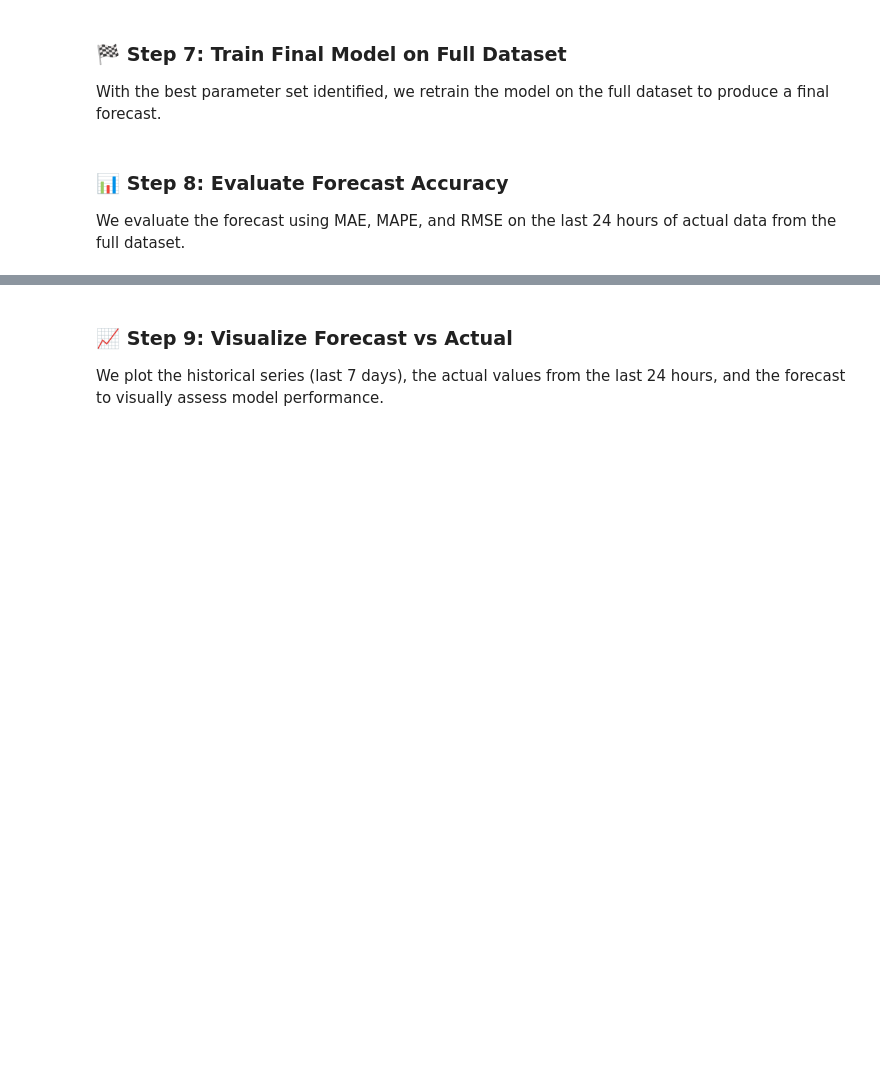
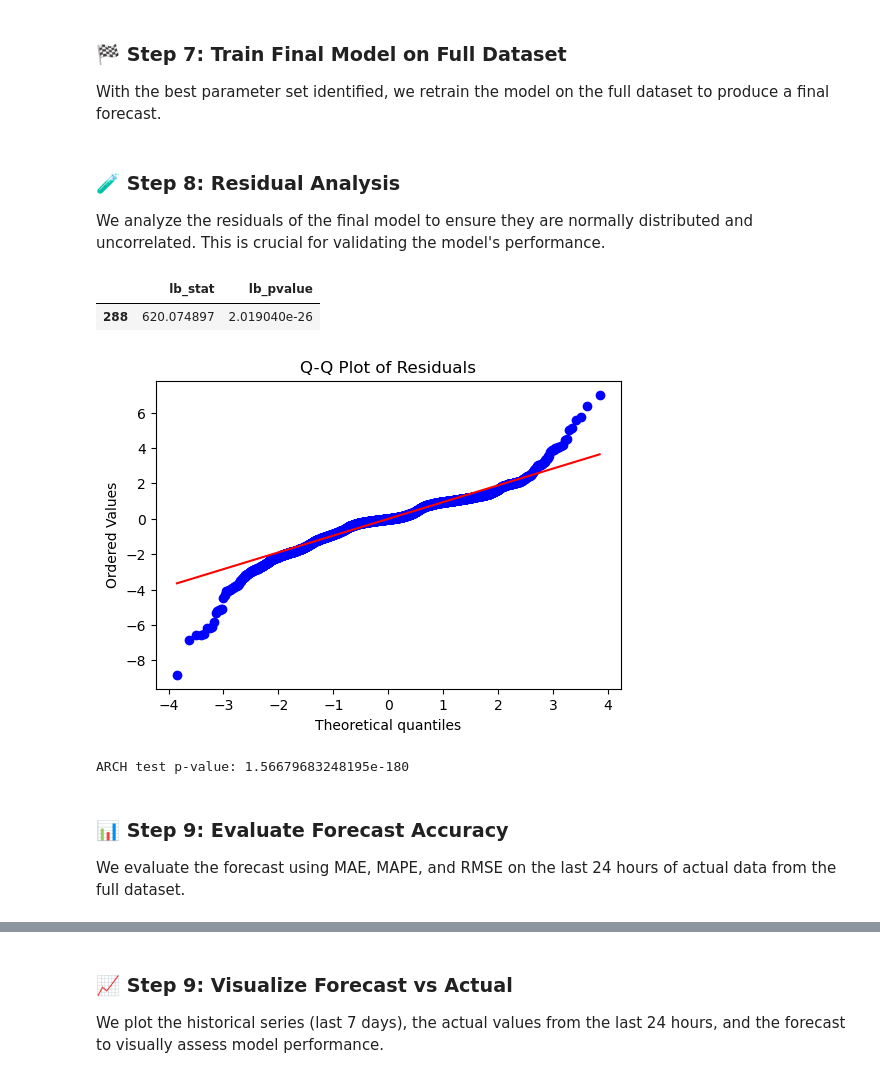
Before and after one commit to UBC-MDS/Capstone_SatCast_Trilemma, a Jupyter notebook: analysis/baseline_hwes.ipynb, the cells around one changed output, grey strips where cells are left out. Cells and saved outputs as stored; diff of their text form; code cells hidden in the pictures; blank space fills up the shorter version.

```diff
--- a/analysis/baseline_hwes.ipynb
+++ b/analysis/baseline_hwes.ipynb
@@ -219,8 +206,37 @@ final_model = ExponentialSmoothing(
 )
 final_fit = final_model.fit(optimized=True, use_brute=True)
 forecast = final_fit.forecast(288)
+# %% [markdown]
+### 🧪 Step 8: Residual Analysis
+We analyze the residuals of the final model to ensure they are normally distributed and uncorrelated. This is crucial for validating the model's performance.
+# %%
+fitted_values = final_fit.fittedvalues
+residuals = train_full - fitted_values
+# %%
+# Check for Autocorrelation (Ljung-Box Test)
+# p-value < 0.05 indicates significant autocorrelation
+lb_test = acorr_ljungbox(residuals.dropna(), lags=[288], return_df=True)
+lb_test
+# %% [output]
+|  | lb_stat | lb_pvalue |
+| 288 | 620.074897 | 2.019040e-26 |
+# %%
+# Check for Normality (Q-Q Plot)
+plt.figure(figsize=(6, 4))
+stats.probplot(residuals.dropna(), dist="norm", plot=plt)
+plt.title("Q-Q Plot of Residuals")
+plt.show()
+# %% [output]
+[figure, added]
+# %%
+# Check for Heteroskedasticity
+# p-value < 0.05 indicates heteroskedasticity
+arch_test = het_arch(residuals.dropna())
+print(f"ARCH test p-value: {arch_test[1]}")
+# %% [output]
+ARCH test p-value: 1.56679683248195e-180
 # %% [markdown]
-### 📊 Step 8: Evaluate Forecast Accuracy
+### 📊 Step 9: Evaluate Forecast Accuracy
 
 We evaluate the forecast using MAE, MAPE, and RMSE on the last 24 hours of actual data from the full dataset.
 # %%
```
Also changed, not shown: parts of 12 cells of this notebook, 2 other files.
